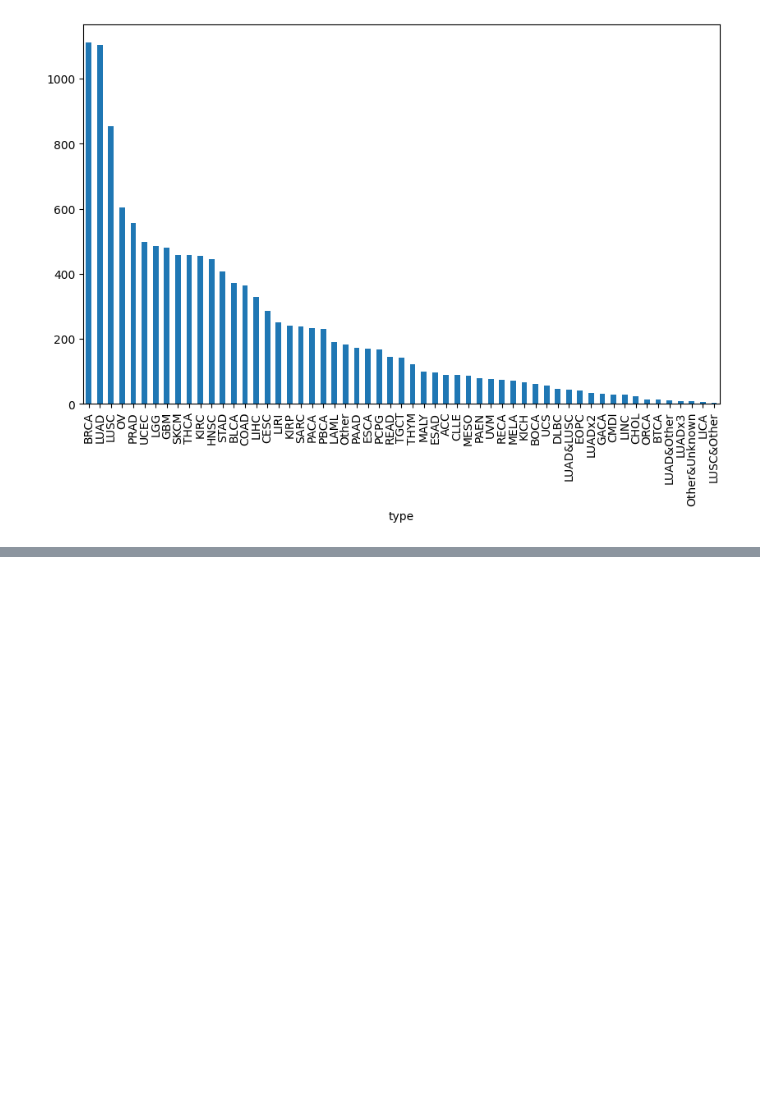
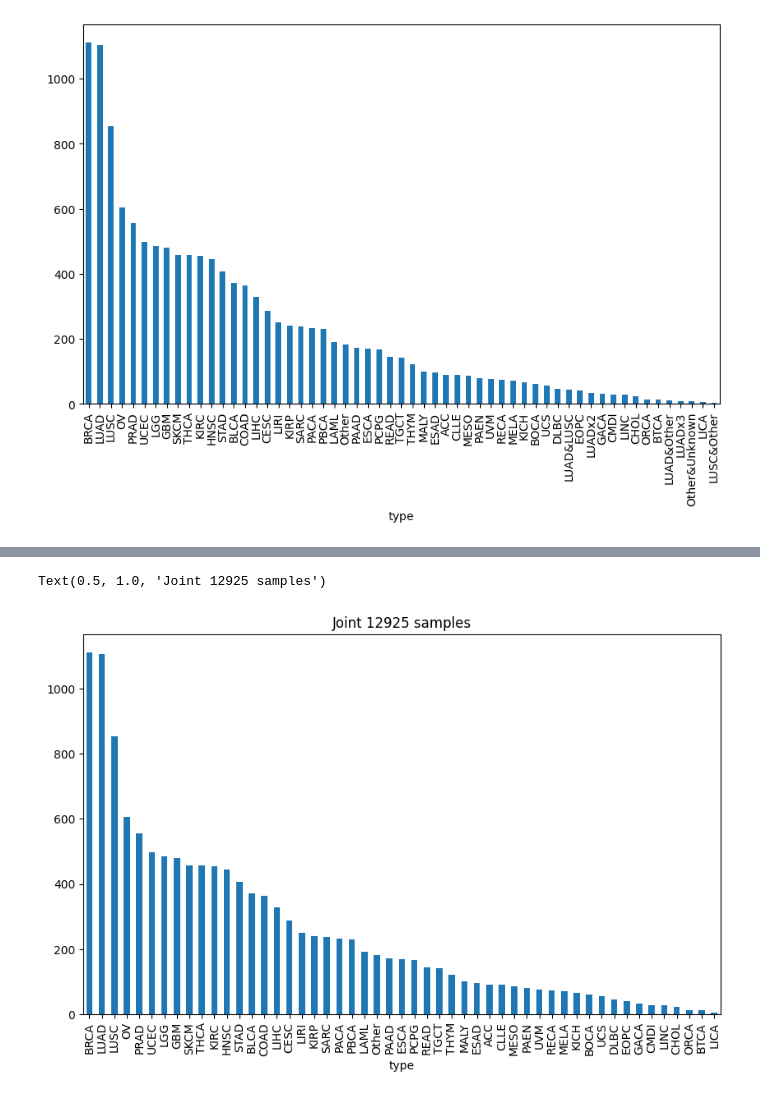
Before and after one commit to ICCB-Cologne/CNSistent, a Jupyter notebook: notebooks/analyze/analyze_types.ipynb, the cells around one changed output, grey strips where cells are left out. Saved outputs shown, nothing was run; the diff lists cells and outputs as text; code cells hidden in the pictures; blank space fills up the shorter version.

```diff
--- a/notebooks/analyze/analyze_types.ipynb
+++ b/notebooks/analyze/analyze_types.ipynb
@@ -34,3 +36,10 @@ fig_lines(selection, types, column="total_cn")
+# %%
+filtered_df = samples_df[~samples_df["type"].fillna('').str.contains('x|&')]
+filtered_df["type"].value_counts().plot(kind="bar")
+plt.title(f"Joint {len(filtered_df)} samples")
+# %% [output]
+Text(0.5, 1.0, 'Joint 12925 samples')
+[figure, added]
 # %%
 tcga_set = samples_df.query("source == 'TCGA'")
 tcga_cns = select_CNS_samples(cns_df, tcga_set)
```
Also changed, not shown: parts of 9 cells of this notebook, 10 other files.
